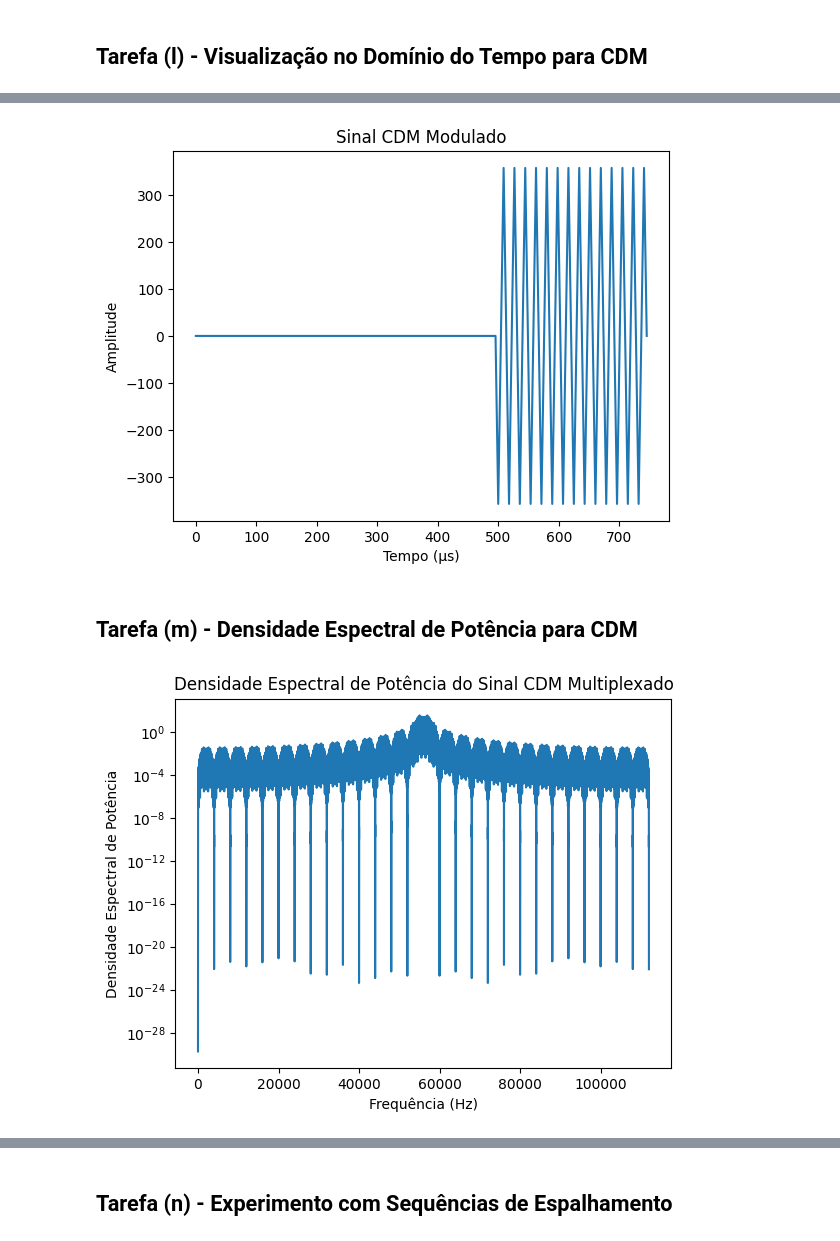
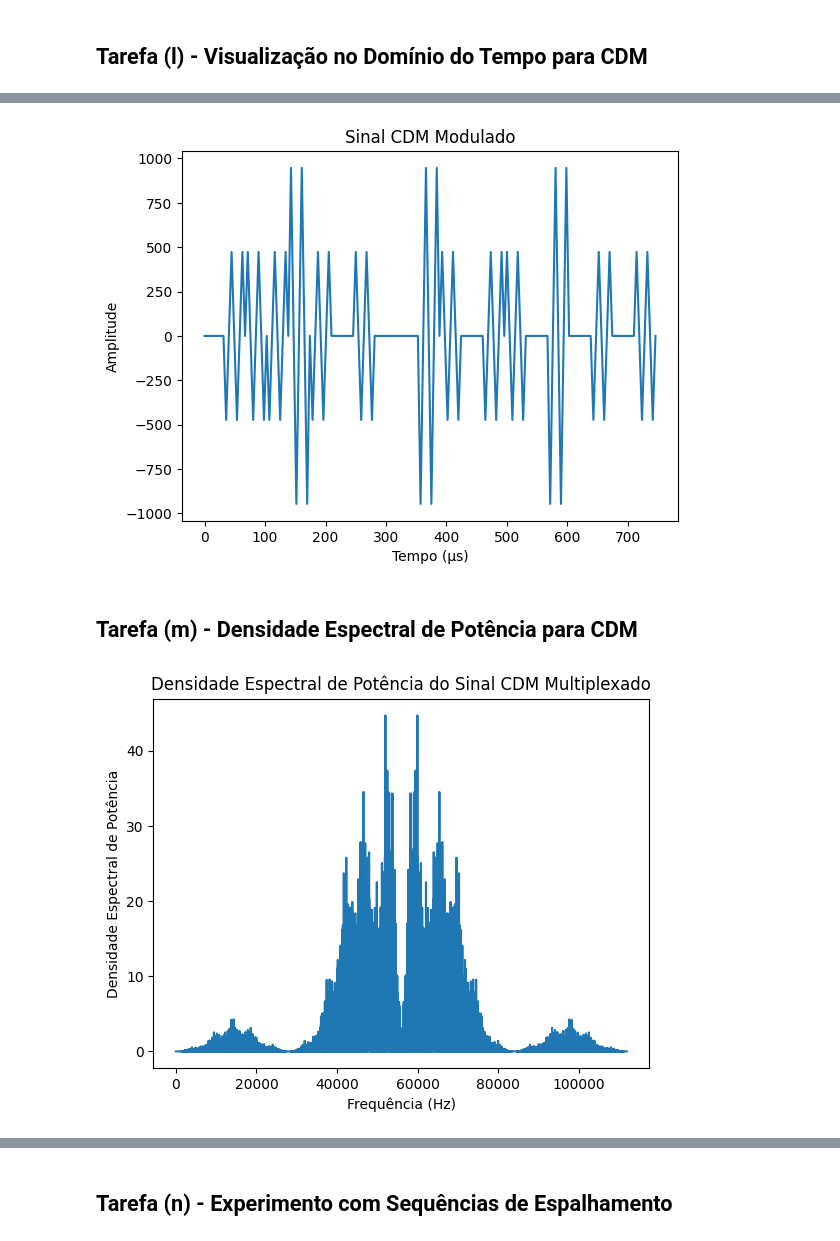
Before and after one commit to vini-fda/EET51_Lab4, a Jupyter notebook: lab4.ipynb, the cells around one changed output, grey strips where cells are left out. Saved outputs shown, nothing was run; the diff lists cells and outputs as text; code cells hidden in the pictures.

```diff
--- a/lab4.ipynb
+++ b/lab4.ipynb
@@ -192,5 +192,12 @@ plt.show()
 # %% [markdown]
 ## Tarefa (j) - Ilustração da Técnica CDM
+# %%
+def cdm_spreading(s, spread):
+    m = len(spread)
+    s_ = np.repeat(s, m)
+    tile_count = len(s_) // m + 1
+    spread_ = np.tile(spread, tile_count)[:len(s_)]
+    return s_, spread_
 # %%
 # Sequências de espalhamento
 spreading_sequences = np.array([[0, 0, 1, 1, 1, 0, 1],
@@ -198,19 +205,24 @@ spreading_sequences = np.array([[0, 0, 1, 1, 1, 0, 1],
                                 [1, 1, 1, 0, 1, 0, 0],
                                 [1, 1, 0, 1, 0, 0, 1]])
 
-# Ajustar e repetir as sequências para igualar o tamanho das sequências de bits
-spread_sequences = []
-bit_sequence_length = len(bit_sequences[0])
-for sequence in spreading_sequences:
-    repeat_times = bit_sequence_length // len(sequence) + 1  # Garante cobertura total
-    repeated_sequence = np.tile(sequence, repeat_times)
-    spread_sequences.append(repeated_sequence[:bit_sequence_length])  # Corta para o tamanho correto
-
 cdm_signals = []
-for bits, spread_seq in zip(bit_sequences, spread_sequences):
-    spread_bits = bits ^ spread_seq
-    t, sinal = generate_2PAM_sequence(spread_bits, Ts, Fa)
-    cdm_signals.append(sinal)
+for bits, spread_seq in zip(bit_sequences, spreading_sequences):
+    s_, spread_ = cdm_spreading(bits, spread_seq)
+    spread_bits = s_ ^ spread_
+    m = len(spread_seq)
+    t, sinal = generate_2PAM_sequence(spread_bits, Ts/m, Fa)
+    _, sinal_spread = generate_2PAM_sequence(spread_, Ts/m, Fa)
+    _, sinal_bits = generate_2PAM_sequence(s_, Ts/m, Fa)
+    d = {
+        't': t,
+        'sinal': sinal, # sinal espalhado em 2-PAM
+        'sinal_spread': sinal_spread, # sinal de espalhamento em 2-PAM
+        'sinal_bits': sinal_bits, # sinal original em 2-PAM
+        # Redundante:
+        'bits': s_, # bits originais, reamostrados m vezes
+        'spread': spread_, # bits da sequência de espalhamento
+    }
+    cdm_signals.append(d)
 # %% [markdown]
 ## Tarefa (k) - Geração do Sinal Multiplexado no Tempo para CDM
 # %%
@@ -218,6 +230,7 @@ for bits, spread_seq in zip(bit_sequences, spread_sequences):
 fc = 56000 # .25 da frequência de amostragem - amostrando só 4 ptos de uma senoide, RUIM
 modulated_cdm_signals = []
 for signal in cdm_signals:
+    signal = signal.get('sinal')
     modulated_cdm_signal_indiv = modulate_signal(signal, fc, t)
     modulated_cdm_signals.append(modulated_cdm_signal_indiv)
 # %%
@@ -255,18 +268,18 @@ plt.ylabel('Amplitude')
 plt.title('Sinal CDM Modulado')
 plt.show()
 # %% [output]
-[figure, old version]
+[figure, new version]
 # %% [markdown]
 ## Tarefa (m) - Densidade Espectral de Potência para CDM
 # %%
 f_cdm, Pxx_cdm = periodogram(modulated_cdm_signal, Fa)
-plt.semilogy(f_cdm, Pxx_cdm)
+plt.plot(f_cdm, Pxx_cdm)
 plt.xlabel('Frequência (Hz)')
 plt.ylabel('Densidade Espectral de Potência')
 plt.title('Densidade Espectral de Potência do Sinal CDM Multiplexado')
 plt.show()
 # %% [output]
-[figure, old version]
+[figure, new version]
 # %%
 # Criar uma figura com 4 subplots
 fig, axs = plt.subplots(4, 1, figsize=(10, 8))
```
Also changed, not shown: parts of 11 cells of this notebook.
